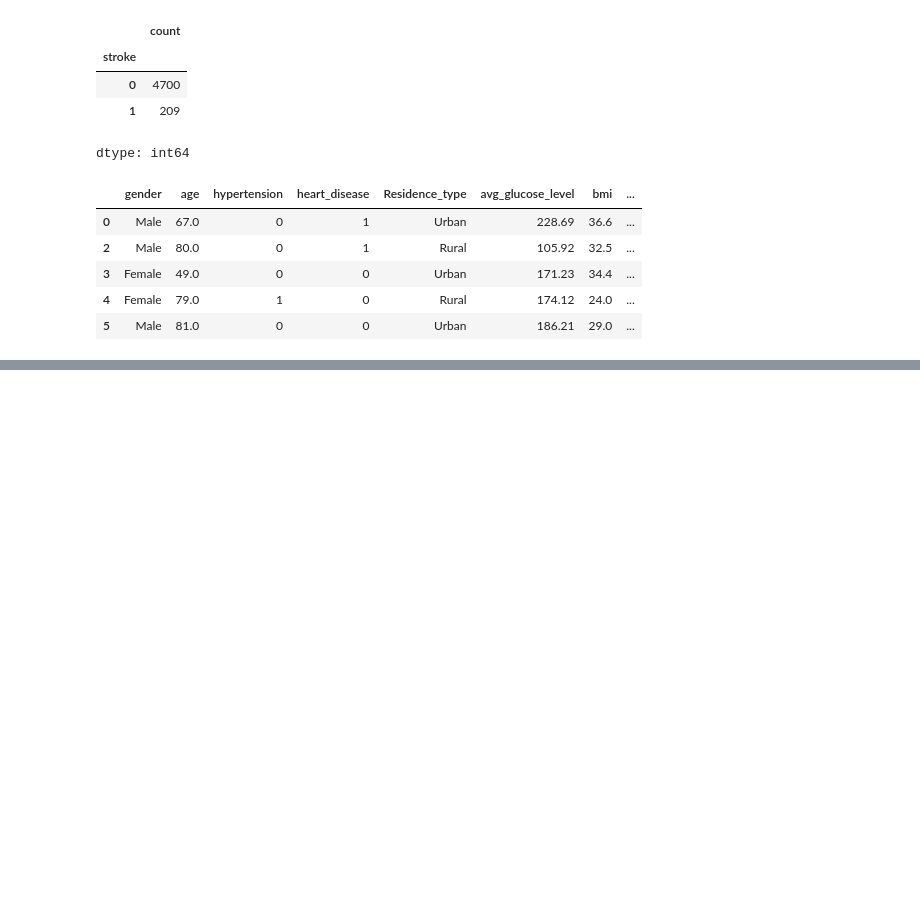
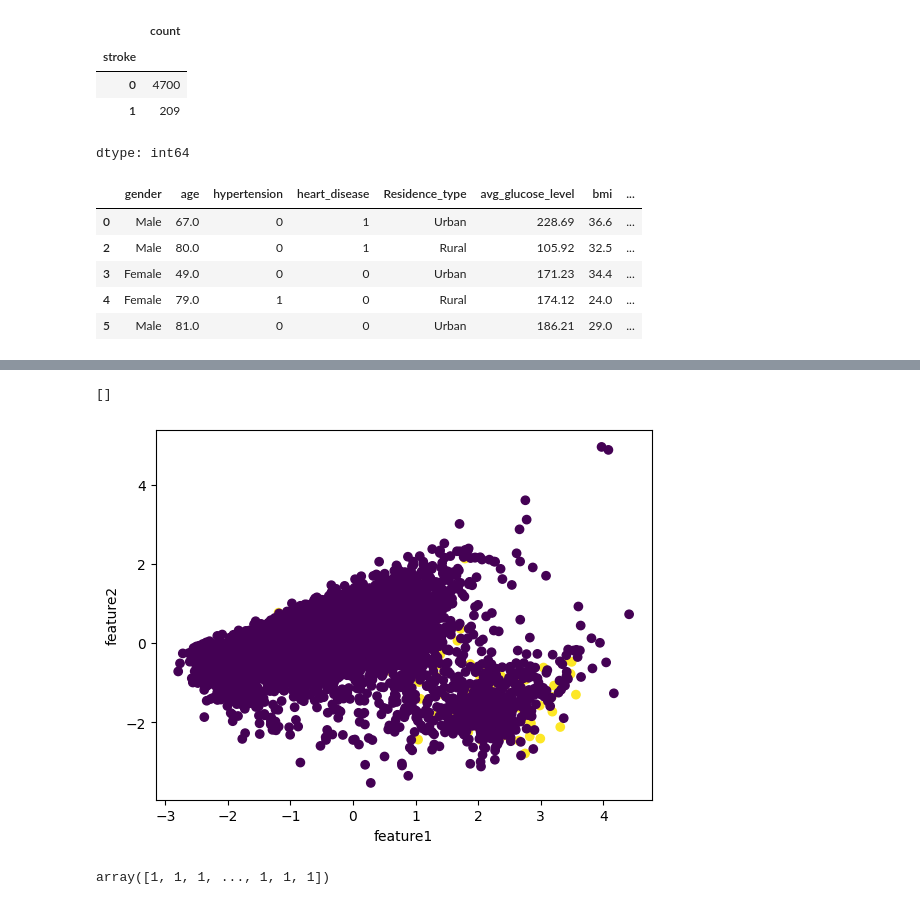
Before and after one commit to GOLISHYAMP/Colab_Notebooks, a Jupyter notebook: AnomalyDetectionIsolationForest.ipynb, the cells around one changed output, grey strips where cells are left out. Drawn from its saved outputs; the diff is of its cells as text; code cells hidden in the pictures; blank space fills up the shorter version.

```diff
--- a/AnomalyDetectionIsolationForest.ipynb
+++ b/AnomalyDetectionIsolationForest.ipynb
@@ -115,2 +112,2 @@ df['gender'] = le.fit_transform(df['gender'])
 # %%
-df['Residence_type'] = le.fit_transform(df['Residence_type'])
+# df['Residence_type'] = le.fit_transform(df['Residence_type'])
@@ -119,0 +114,3 @@ from sklearn.preprocessing import OneHotEncoder
+# %%
+X = df.iloc[:,:-1]
+y = df.iloc[:, -1]
@@ -119,0 +121,20 @@ from sklearn.preprocessing import OneHotEncoder
+# %%
+from sklearn.preprocessing import StandardScaler
+from sklearn.compose import ColumnTransformer
+from sklearn.preprocessing import OneHotEncoder
+
+# Specify numerical and categorical features
+numerical_features = ['age', 'avg_glucose_level', 'bmi']
+# categorical_features = ['smoking_status']
+
+# Create ColumnTransformer to scale numerical features and one-hot encode categorical features
+ct = ColumnTransformer(
+    transformers=[
+        ('standardScaler', StandardScaler(), numerical_features)  # Standard scaling for numerical columns
+        # ('smoke_status_ohe', OneHotEncoder(), categorical_features)  # One-hot encoding for categorical columns
+    ],
+    remainder='passthrough'  # Keep other columns unchanged
+)
+
+# Fit and transform the data
+X_transformed = ct.fit_transform(X)
@@ -119,0 +161,5 @@ from sklearn.preprocessing import OneHotEncoder
+# %%
+#PCA
+from sklearn.decomposition import PCA
+pca = PCA(n_components=2)
+X = pca.fit_transform(X_transformed)
@@ -119,0 +176,8 @@ from sklearn.preprocessing import OneHotEncoder
+# %%
+plt.scatter(X[:, 0], X[:, 1], c = y)
+plt.xlabel('feature1')
+plt.ylabel('feature2')
+plt.plot()
+# %% [output]
+[]
+[figure, added]
@@ -119,0 +189,4 @@ from sklearn.preprocessing import OneHotEncoder
+# %%
+predict
+# %% [output]
+array([1, 1, 1, ..., 1, 1, 1])
```
Also changed, not shown: parts of 17 cells of this notebook.
